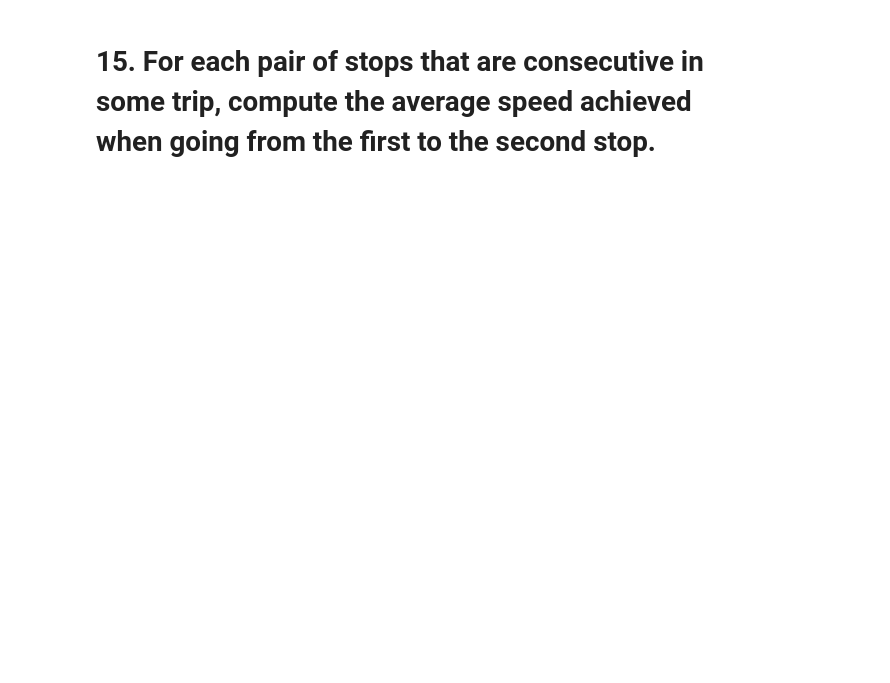
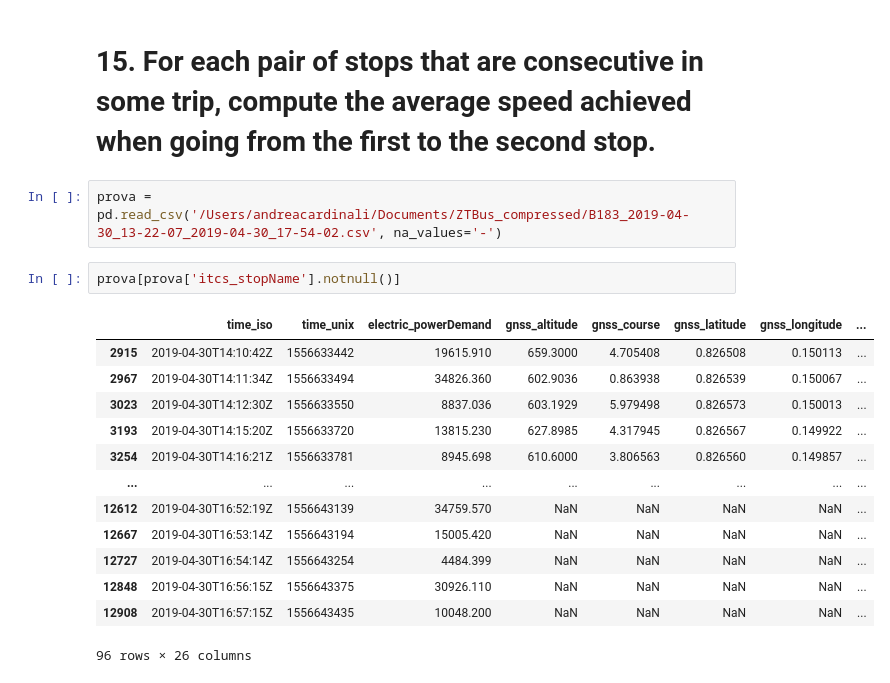
Before and after one commit to andrecardinali/progettocs, a Jupyter notebook: Project.ipynb, the cells around one changed output. Drawn from its saved outputs; the diff is of its cells as text; blank space fills up the shorter version.

```diff
--- a/Project.ipynb
+++ b/Project.ipynb
@@ -374,2 +373,20 @@ brake_time
 # %% [markdown]
 # 15. For each pair of stops that are consecutive in some trip, compute the average speed achieved when going from the first to the second stop.
+# %%
+prova = pd.read_csv('/Users/andreacardinali/Documents/ZTBus_compressed/B183_2019-04-30_13-22-07_2019-04-30_17-54-02.csv', na_values='-')
+# %%
+prova[prova['itcs_stopName'].notnull()]
+# %% [output]
+|  | time_iso | time_unix | electric_powerDemand | gnss_altitude | gnss_course | gnss_latitude | gnss_longitude | ... |
+| 2915 | 2019-04-30T14:10:42Z | 1556633442 | 19615.910 | 659.3000 | 4.705408 | 0.826508 | 0.150113 | ... |
+| 2967 | 2019-04-30T14:11:34Z | 1556633494 | 34826.360 | 602.9036 | 0.863938 | 0.826539 | 0.150067 | ... |
+| 3023 | 2019-04-30T14:12:30Z | 1556633550 | 8837.036 | 603.1929 | 5.979498 | 0.826573 | 0.150013 | ... |
+| 3193 | 2019-04-30T14:15:20Z | 1556633720 | 13815.230 | 627.8985 | 4.317945 | 0.826567 | 0.149922 | ... |
+| 3254 | 2019-04-30T14:16:21Z | 1556633781 | 8945.698 | 610.6000 | 3.806563 | 0.826560 | 0.149857 | ... |
+| ... | ... | ... | ... | ... | ... | ... | ... | ... |
+| 12612 | 2019-04-30T16:52:19Z | 1556643139 | 34759.570 | NaN | NaN | NaN | NaN | ... |
+| 12667 | 2019-04-30T16:53:14Z | 1556643194 | 15005.420 | NaN | NaN | NaN | NaN | ... |
+| 12727 | 2019-04-30T16:54:14Z | 1556643254 | 4484.399 | NaN | NaN | NaN | NaN | ... |
+| 12848 | 2019-04-30T16:56:15Z | 1556643375 | 30926.110 | NaN | NaN | NaN | NaN | ... |
+| 12908 | 2019-04-30T16:57:15Z | 1556643435 | 10048.200 | NaN | NaN | NaN | NaN | ... |
+96 rows × 26 columns
```
Also changed, not shown: parts of 3 cells of this notebook.
